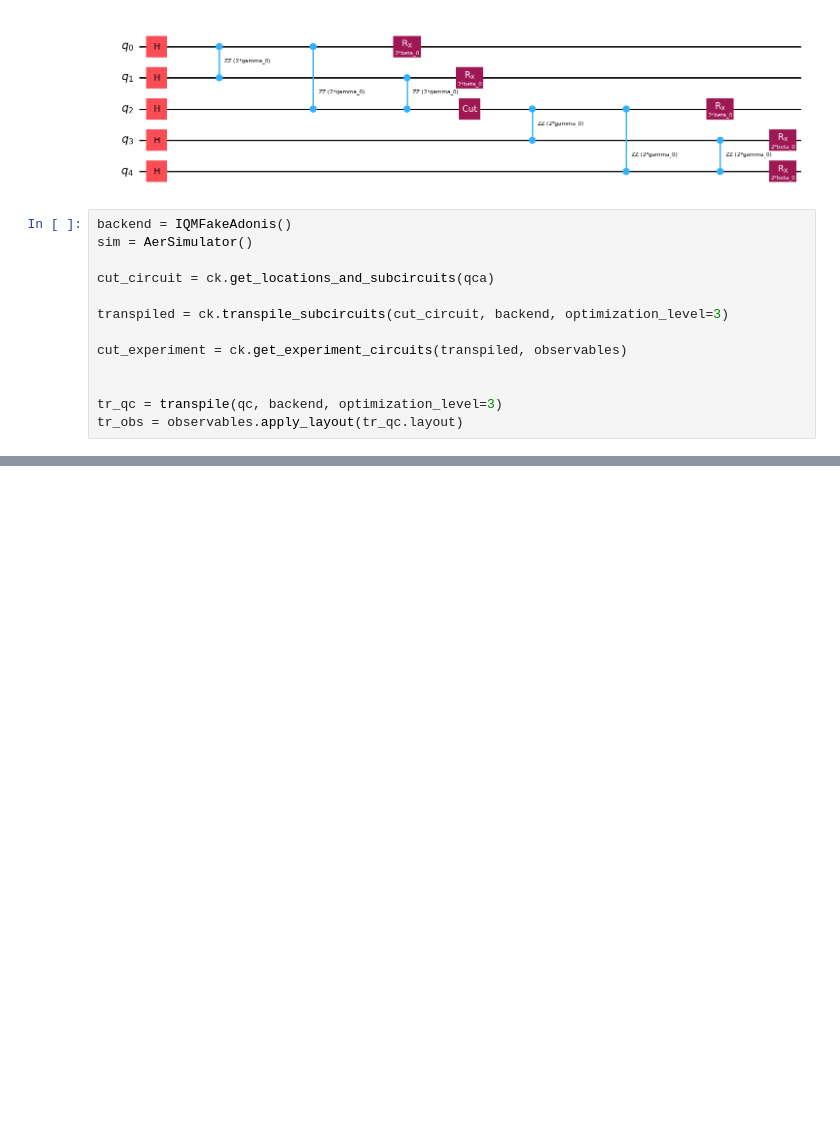
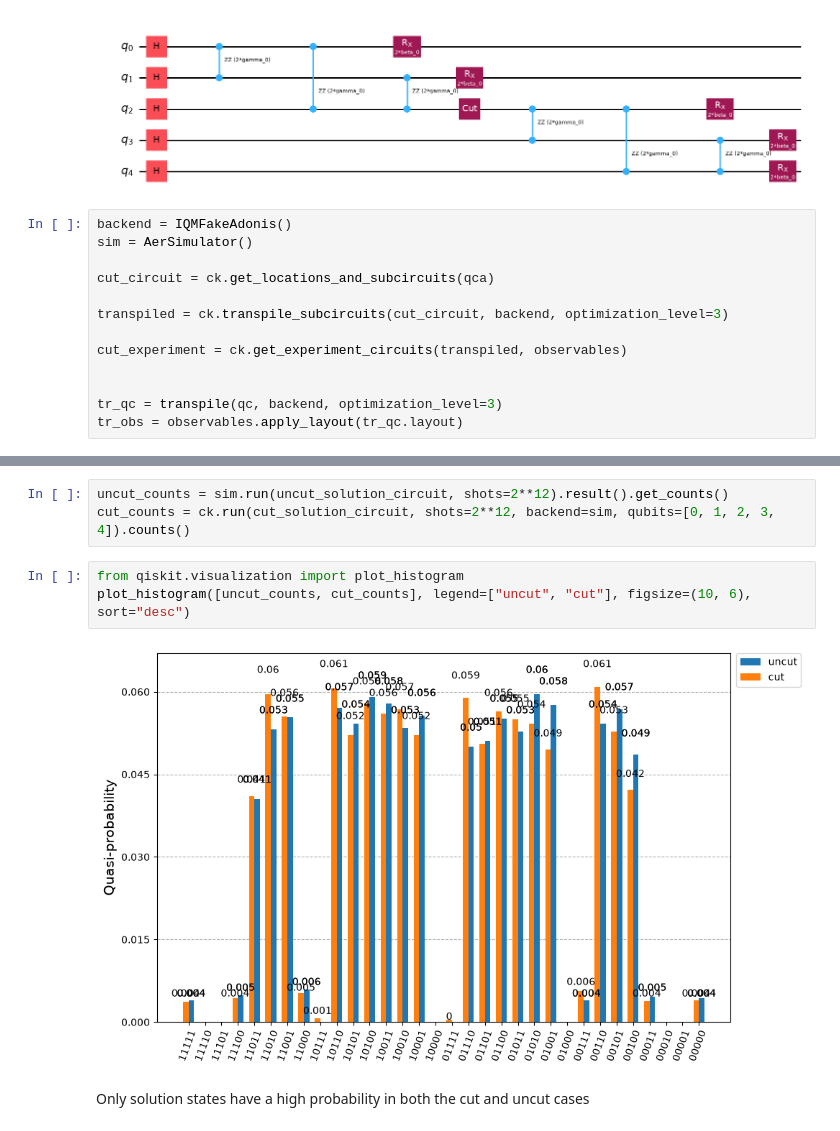
Before and after one commit to JooNiv/QCut, a Jupyter notebook: docs/notebooks/QCutQAOAExample.ipynb, the cells around one changed output, grey strips where cells are left out. Cells and saved outputs as stored; diff of their text form; blank space fills up the shorter version.

```diff
--- a/docs/notebooks/QCutQAOAExample.ipynb
+++ b/docs/notebooks/QCutQAOAExample.ipynb
@@ -213,0 +238,10 @@ plt.grid(True)
+# %%
+uncut_counts = sim.run(uncut_solution_circuit, shots=2**12).result().get_counts()
+cut_counts = ck.run(cut_solution_circuit, shots=2**12, backend=sim, qubits=[0, 1, 2, 3, 4]).counts()
+# %%
+from qiskit.visualization import plot_histogram
+plot_histogram([uncut_counts, cut_counts], legend=["uncut", "cut"], figsize=(10, 6), sort="desc")
+# %% [output]
+[figure, added]
+# %% [markdown]
+Only solution states have a high probability in both the cut and uncut cases
```
Also changed, not shown: parts of 7 cells of this notebook.
